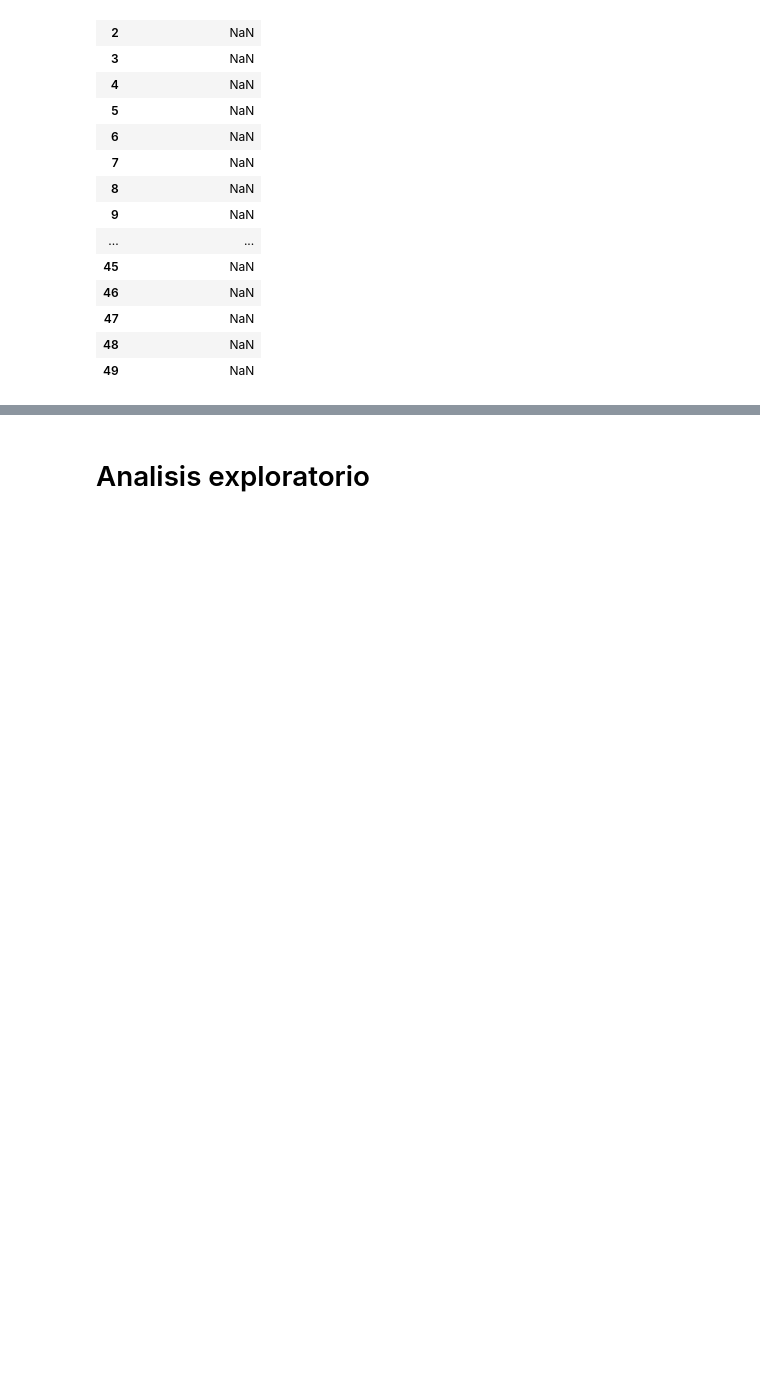
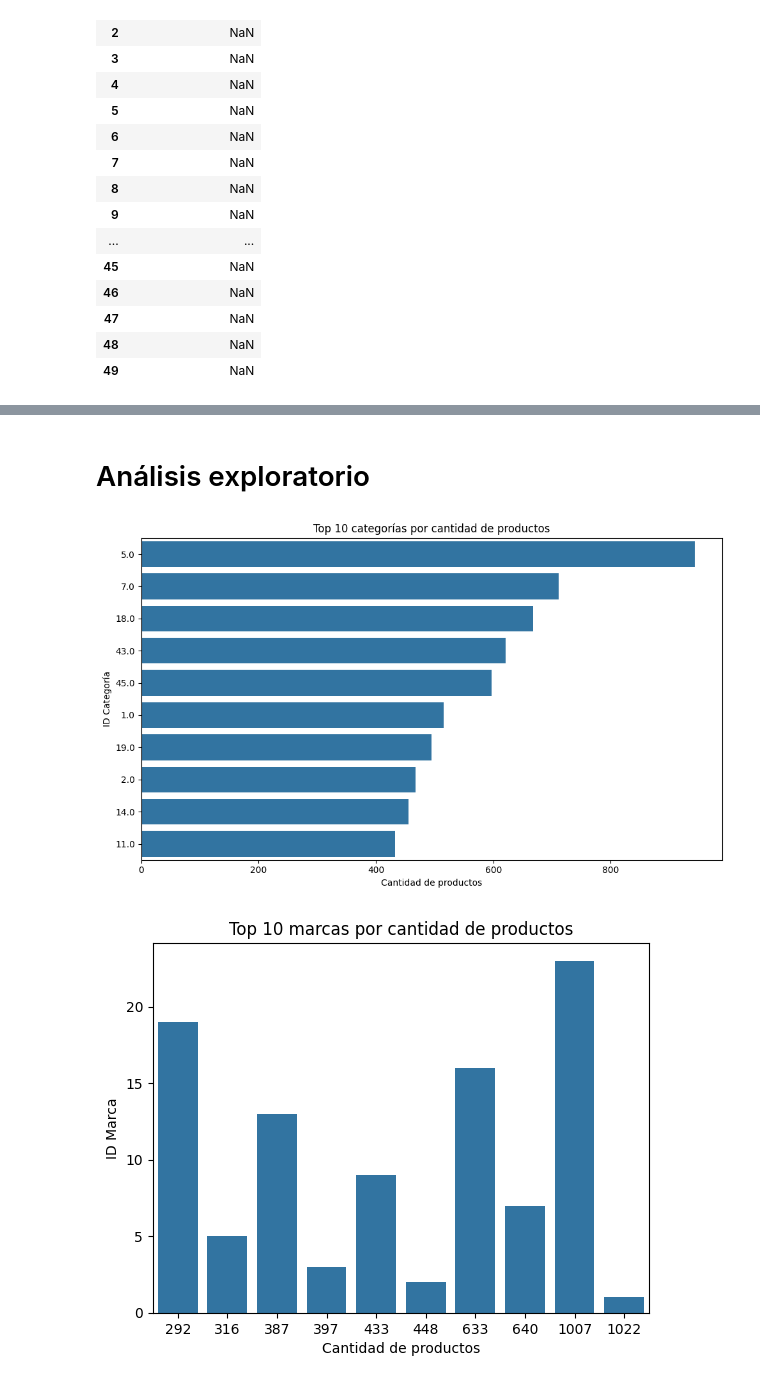
Before and after one commit to MelissaPerez09/Data-Understanding, a Jupyter notebook: src/main.ipynb, the cells around one changed output, grey strips where cells are left out. Saved outputs shown, nothing was run; the diff lists cells and outputs as text; code cells hidden in the pictures; blank space fills up the shorter version.

```diff
--- a/src/main.ipynb
+++ b/src/main.ipynb
@@ -515,4 +507,4 @@ summary_df
 | cliente | 12000.0 | 3091.0 | 281.0 | NaN | NaN | 281.0 | ... |
 | events | 2756101.0 | 2733644.0 | NaN | NaN | NaN | NaN | ... |
 # %% [markdown]
-# Analisis exploratorio
+# Análisis exploratorio
@@ -518,0 +515,23 @@ summary_df
+# %%
+# perfil general del catálogo de productos
+productos_por_categoria = producto.groupby('categoria_id')['id'].count().sort_values(ascending=False).head(10)
+productos_por_marca = producto.groupby('marca_id')['id'].count().sort_values(ascending=False).head(10)
+
+# Gráfica: productos por categoría
+plt.figure(figsize=(10, 6))
+sns.barplot(x=productos_por_categoria.values, y=productos_por_categoria.index.astype(str))
+plt.title("Top 10 categorías por cantidad de productos")
+plt.xlabel("Cantidad de productos")
+plt.ylabel("ID Categoría")
+plt.tight_layout()
+plt.show()
+
+# Gráfica: productos por marca (top 10)
+sns.barplot(x=productos_por_marca.values, y=productos_por_marca.index)
+plt.title("Top 10 marcas por cantidad de productos")
+plt.xlabel("Cantidad de productos")
+plt.ylabel("ID Marca")
+plt.show()
+# %% [output]
+[figure, added]
+[figure, added]
```
Also changed, not shown: parts of 13 cells of this notebook.
